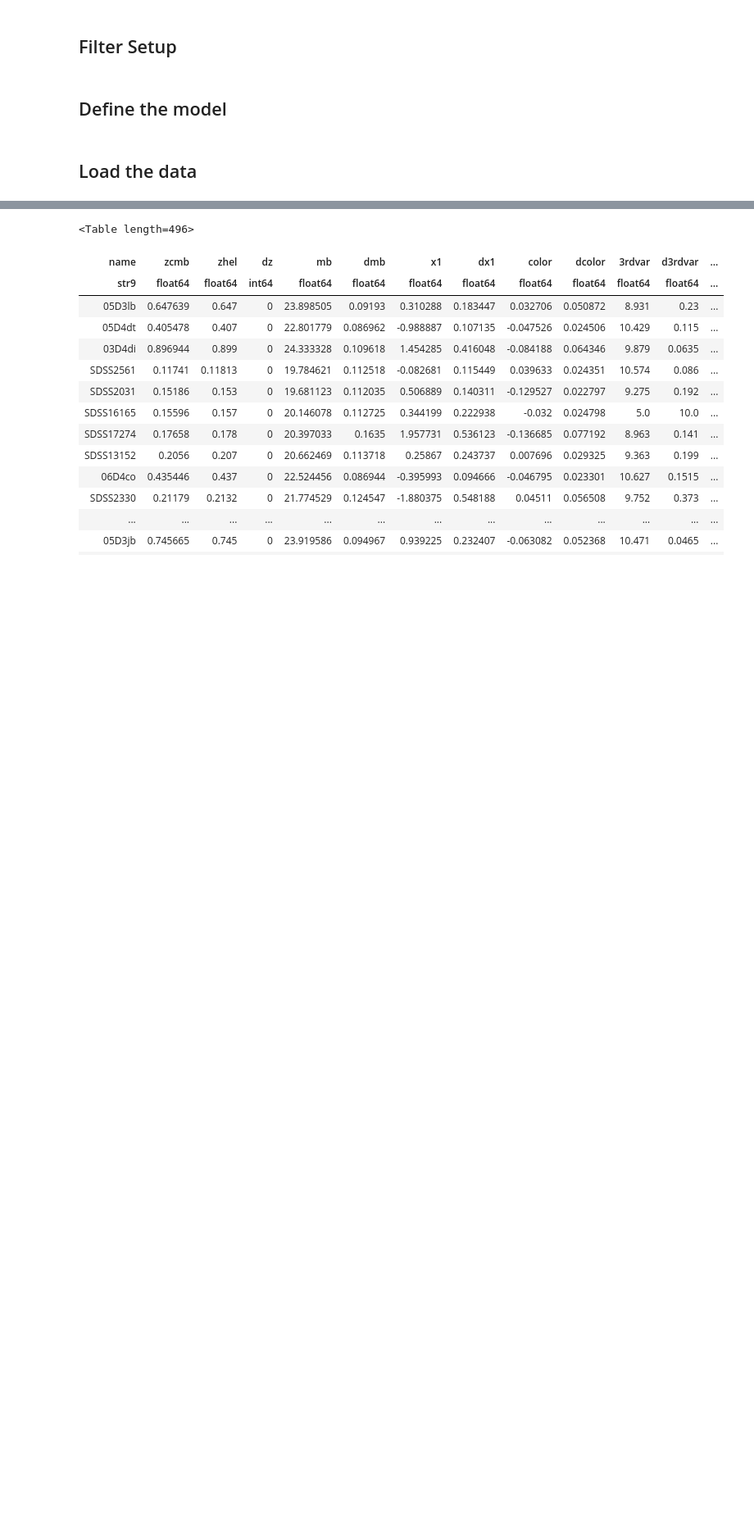
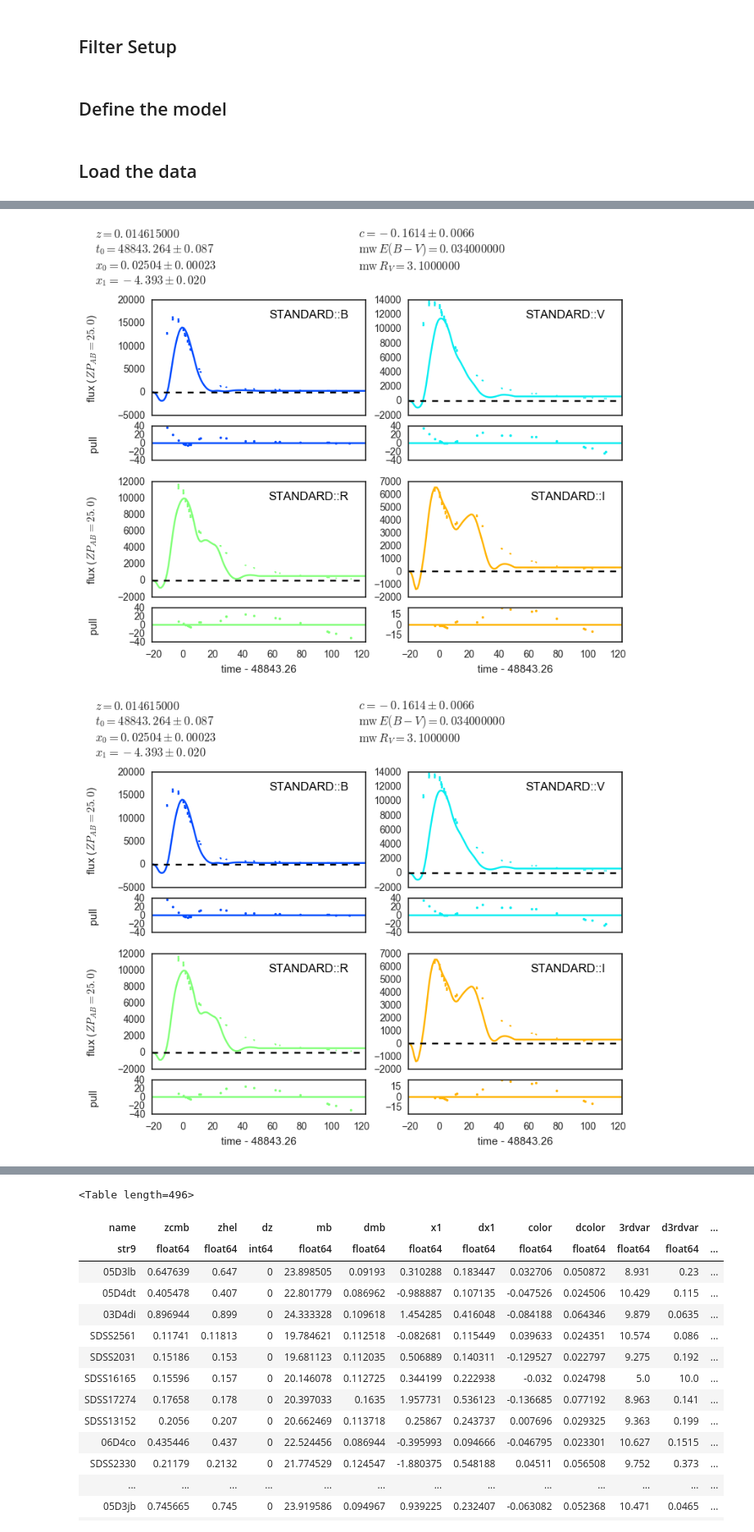
Before and after one commit to drJfunk/supernova, a Jupyter notebook: Standard Fit.ipynb, the cells around one changed output, grey strips where cells are left out. Shown at 82% size. Cells and saved outputs as stored; diff of their text form; code cells hidden in the pictures; blank space fills up the shorter version.

```diff
--- a/Standard Fit.ipynb
+++ b/Standard Fit.ipynb
@@ -113,20 +115,31 @@ errX1=[]
 
 survery=[]
 
-for lc in processedData:
+for i,lc in enumerate(processedData):
 
 
 
 
-
+    print i
 
     # redshift and MW E(B-V) were in file header
-    salt = sncosmo.Model(source='salt2',
+    model = sncosmo.Model(source='salt2',
                       effects=[dust],
                       effect_names=['mw'],
                       effect_frames=['obs'])
-    salt.set(z=lc.meta['Z_HELIO'], mwebv=lc.meta['MWEBV'])
-    res, fitted_model = sncosmo.fit_lc(lc, salt, ['t0', 'x0', 'x1', 'c'])
+    model.set(z=lc.meta['Z_HELIO'], mwebv=lc.meta['MWEBV'])
+
+    data_fit = fm.standardize_data(lc)
+    data_fit = fm.normalize_data(data_fit)
+    data_fit = fm.cut_bands(data_fit, model)
+    res, fitted_model = fm.fit_lc(data_fit, model, ['t0', 'x0', 'x1', 'c'])
+    #print fitted_model.parameters
+    _, mcov = fitted_model.bandfluxcov(data_fit['band'], data_fit['time'], zp=data_fit['zp'], zpsys=data_fit['zpsys'])
+    model.set(t0=fitted_model.parameters[1])
+    res, fitted_model = fm.fit_lc(data_fit, model, ['t0','x0', 'x1', 'c'], modelcov=True, customcov=mcov,guess_t0=False)
+
+
+    #res, fitted_model = sncosmo.fit_lc(lc, salt, ['t0', 'x0', 'x1', 'c'])
 
 
 
@@ -178,0 +252,8 @@ errX1=array(errX1)
+# %%
+res, fitted_model = sncosmo.fit_lc(processedData[25], model,
+...                                    [ 't0', 'x0', 'x1', 'c'])
+# %%
+sncosmo.plot_lc(processedData[25], model=fitted_model, errors=res.errors)
+# %% [output]
+[figure, added]
+[figure, added]
```
Also changed, not shown: parts of 5 cells of this notebook, 6 other files.
